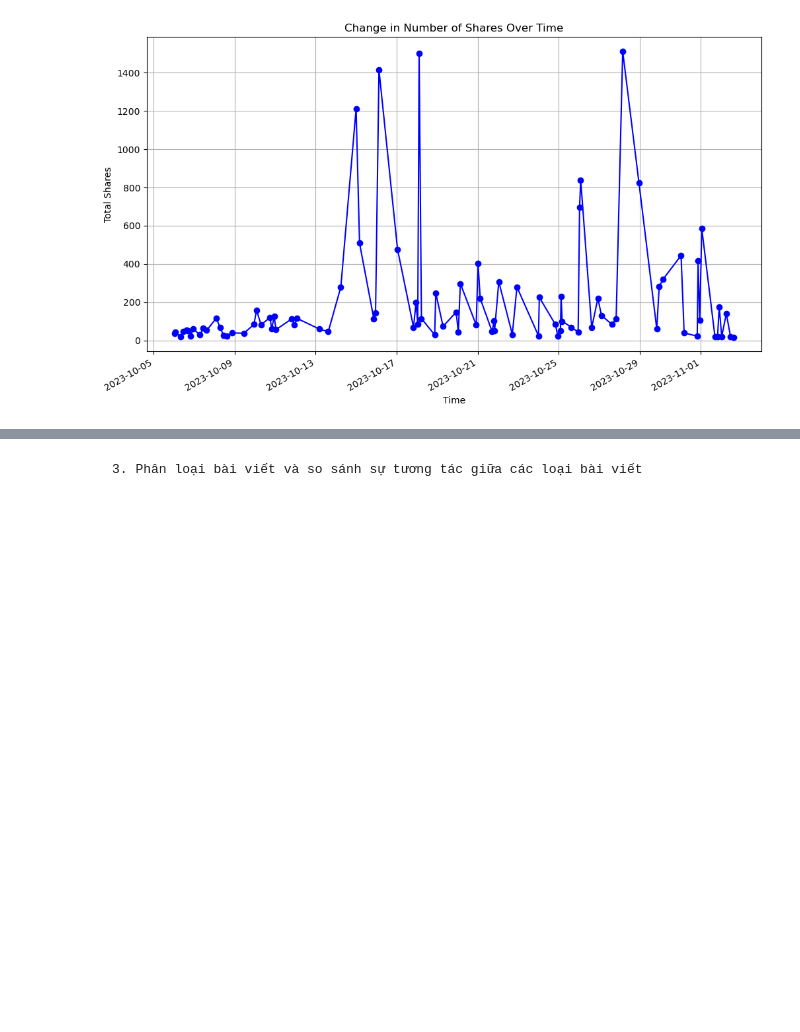
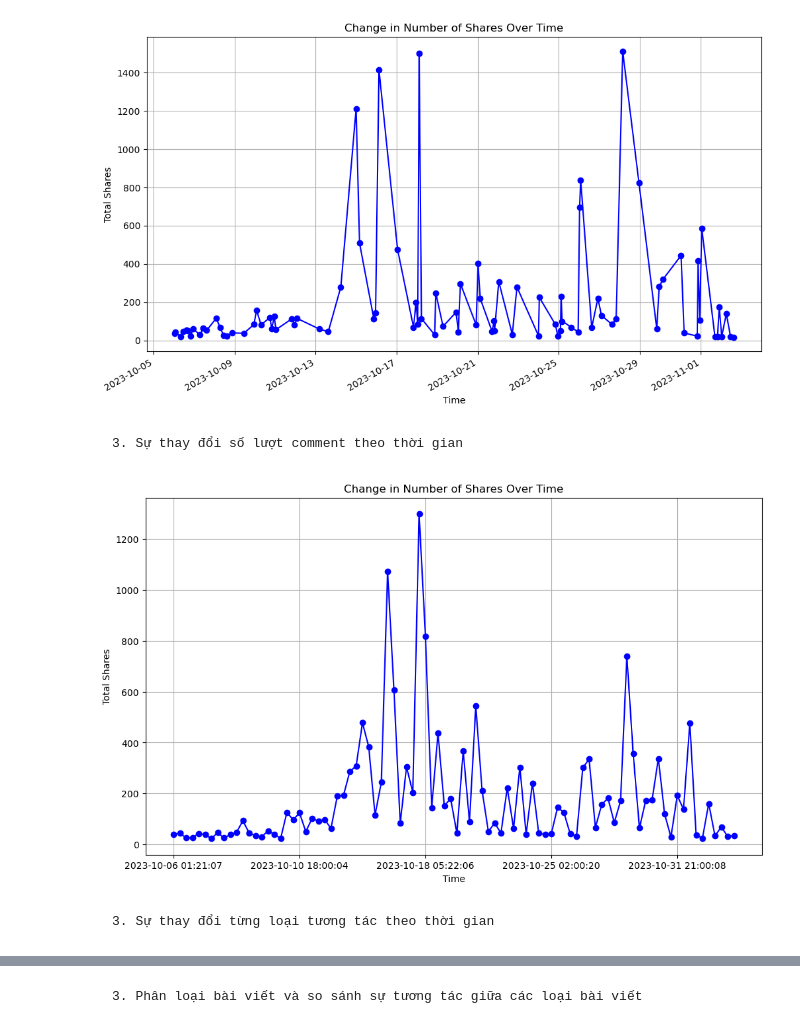
Before and after one commit to ngocnhatAI/data-analysis-report, a Jupyter notebook: Analyze_data.ipynb, the cells around one changed output, grey strips where cells are left out. Drawn from its saved outputs; the diff is of its cells as text; code cells hidden in the pictures; blank space fills up the shorter version.

```diff
--- a/Analyze_data.ipynb
+++ b/Analyze_data.ipynb
@@ -57,3 +74,21 @@ plt.grid(True)
 plt.show()
 # %% [output]
 [figure]
+# %% [markdown]
+    3. Sự thay đổi số lượt comment theo thời gian
+# %%
+# Group by time and calculate the sum of shares for each time period
+comments_by_time = df.groupby('time')['comments'].sum()
+
+# Plotting
+plt.figure(figsize=(12, 7))
+comments_by_time.plot(kind='line', marker='o', color='blue')
+plt.title('Change in Number of Shares Over Time')
+plt.xlabel('Time')
+plt.ylabel('Total Shares')
+plt.grid(True)
+plt.show()
+# %% [output]
+[figure, added]
+# %% [markdown]
+    3. Sự thay đổi từng loại tương tác theo thời gian
```
Also changed, not shown: parts of 7 cells of this notebook, 2 other files.
